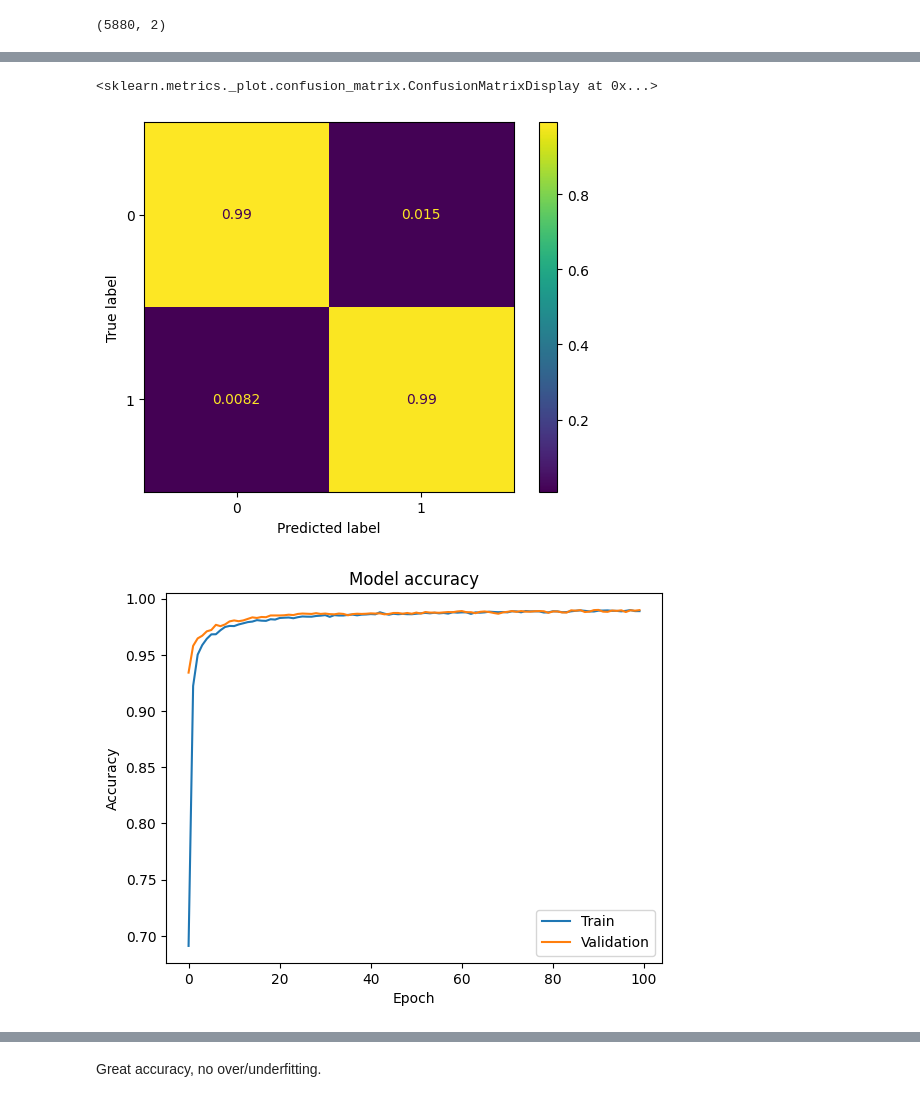
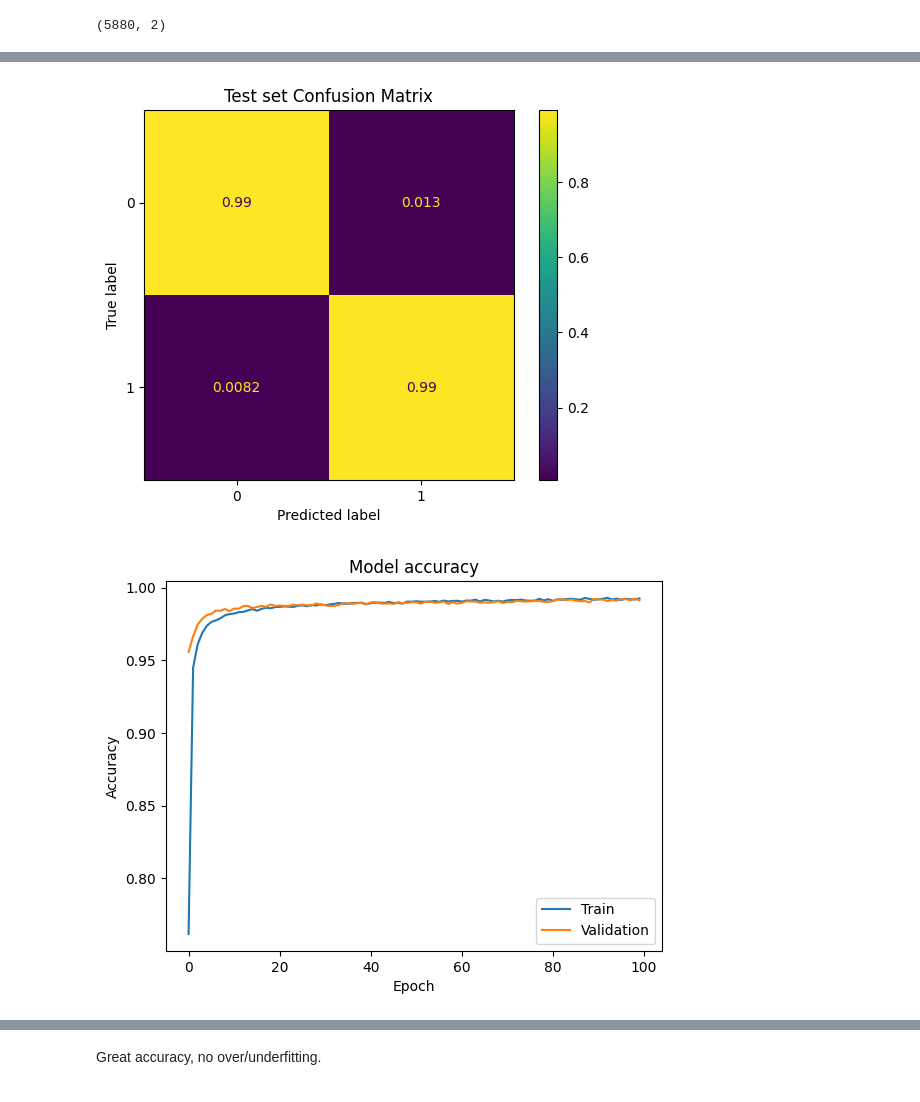
Before and after one commit to corentinbouton/RFID-tags-detection, a Jupyter notebook: neural_network.ipynb, the cells around one changed output, grey strips where cells are left out. Drawn from its saved outputs; the diff is of its cells as text; code cells hidden in the pictures.

```diff
--- a/neural_network.ipynb
+++ b/neural_network.ipynb
@@ -63,11 +63,11 @@ model = Sequential()
 model.add(Dense(64, input_shape=(183,), activation='relu'))
 model.add(Dropout(0.5))
 model.add(Dense(32, activation='sigmoid'))
-model.add(Dropout(0.5))
+# model.add(Dropout(0.5))
 model.add(Dense(16, activation='relu'))
 model.add(Dropout(0.2))
 model.add(Dense(2, activation='sigmoid'))
 model.compile(loss='binary_crossentropy', optimizer='adam', metrics=['accuracy'])
-history=model.fit(X_train, y_train, epochs=100, batch_size=128, validation_data=(X_test, y_test))
+history=model.fit(X_train, y_train, epochs=100, batch_size=128, validation_split=0.2)
 # %% [output]
 Epoch 1/100
@@ -110,10 +110,10 @@ print(f"{round(accuracy_score(np.argmax(y_test, axis=1), y_pred_labels)*100, 2)}
 # %%
 cm = confusion_matrix(np.argmax(y_test, axis=1), y_pred_labels, normalize='pred')
-disp = ConfusionMatrixDisplay(confusion_matrix=cm)
-disp.plot()
+ConfusionMatrixDisplay(confusion_matrix=cm).plot()
+plt.title('Test set Confusion Matrix')
+plt.show()
 # %% [output]
-<sklearn.metrics._plot.confusion_matrix.ConfusionMatrixDisplay at 0x...>
-[figure, old version]
+[figure, new version]
 # %%
 plt.plot(history.history['accuracy'])
 plt.plot(history.history['val_accuracy'])
@@ -123,7 +123,7 @@ plt.xlabel('Epoch')
 plt.legend(['Train', 'Validation'])
 plt.show()
 # %% [output]
-[figure, old version]
+[figure, new version]
 # %%
 plt.plot(history.history['loss'])
 plt.plot(history.history['val_loss'])
```
Also changed, not shown: parts of 4 cells of this notebook, 10 other files.
